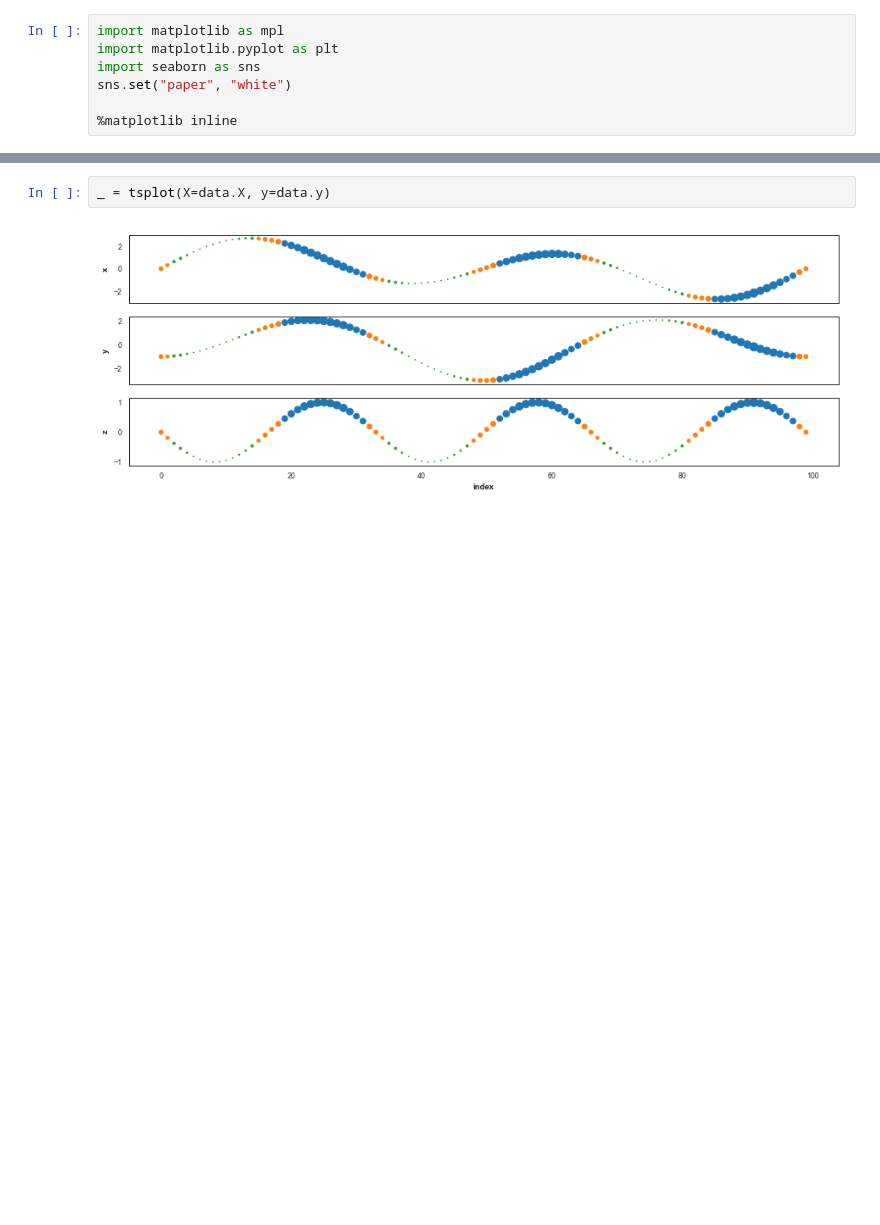
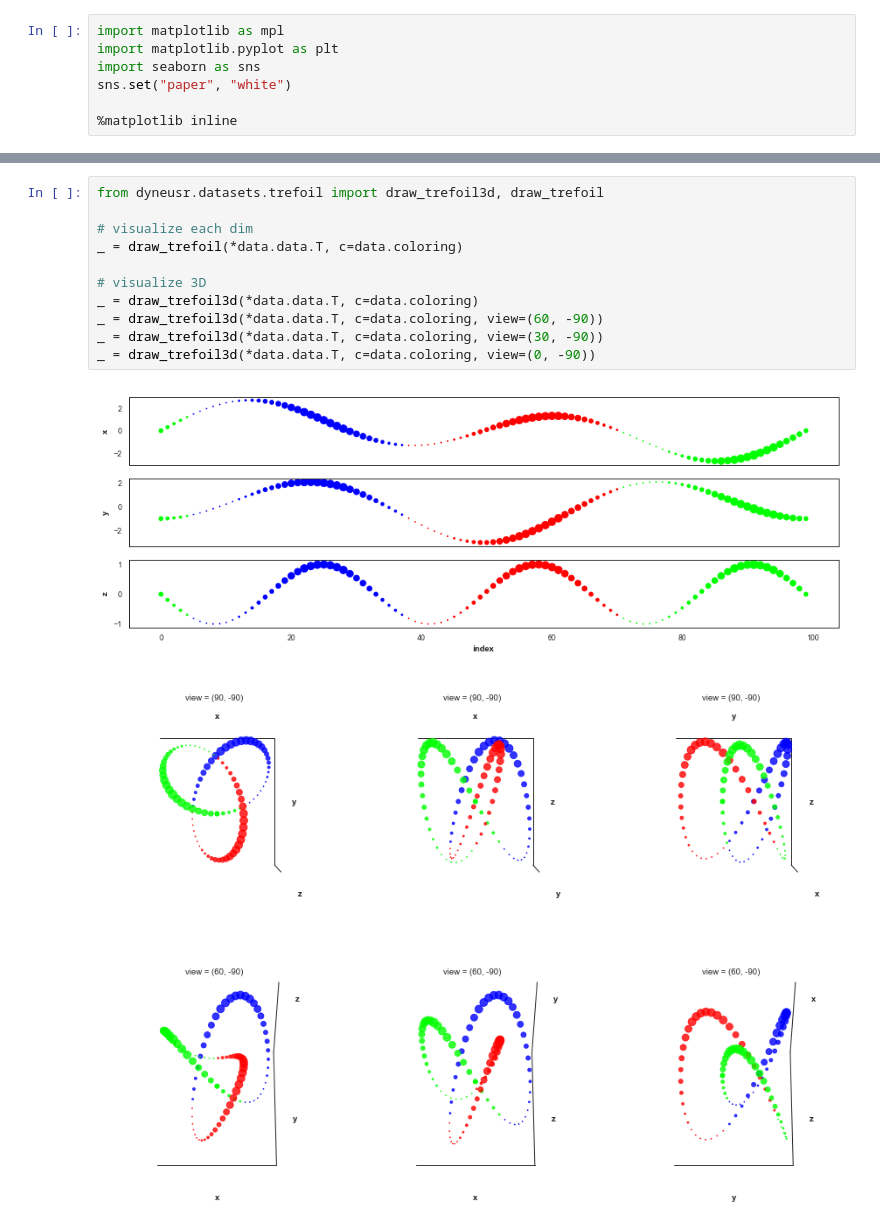
Before and after one commit to braindynamicslab/dyneusr-notebooks, a Jupyter notebook: 01_trefoil_knot/01_trefoil_knot.ipynb, the cells around one changed output, grey strips where cells are left out. Drawn from its saved outputs; the diff is of its cells as text; blank space fills up the shorter version.

```diff
--- a/01_trefoil_knot/01_trefoil_knot.ipynb
+++ b/01_trefoil_knot/01_trefoil_knot.ipynb
@@ -49,4 +40,15 @@ _ = scatter3d(X=data.X, c=data.y, norm=data.norm, cmap=data.cmap, view=(0, -90))
-# %%
-_ = tsplot(X=data.X, y=data.y)
-# %% [output]
-[figure, removed]
+# %%
+from dyneusr.datasets.trefoil import draw_trefoil3d, draw_trefoil
+
+# visualize each dim
+_ = draw_trefoil(*data.data.T, c=data.coloring)
+
+# visualize 3D
+_ = draw_trefoil3d(*data.data.T, c=data.coloring)
+_ = draw_trefoil3d(*data.data.T, c=data.coloring, view=(60, -90))
+_ = draw_trefoil3d(*data.data.T, c=data.coloring, view=(30, -90))
+_ = draw_trefoil3d(*data.data.T, c=data.coloring, view=(0, -90))
+# %% [output]
+[figure, added]
+[figure, added]
+[figure, added]
```
Also changed, not shown: parts of 39 cells of this notebook, 24 other files.
